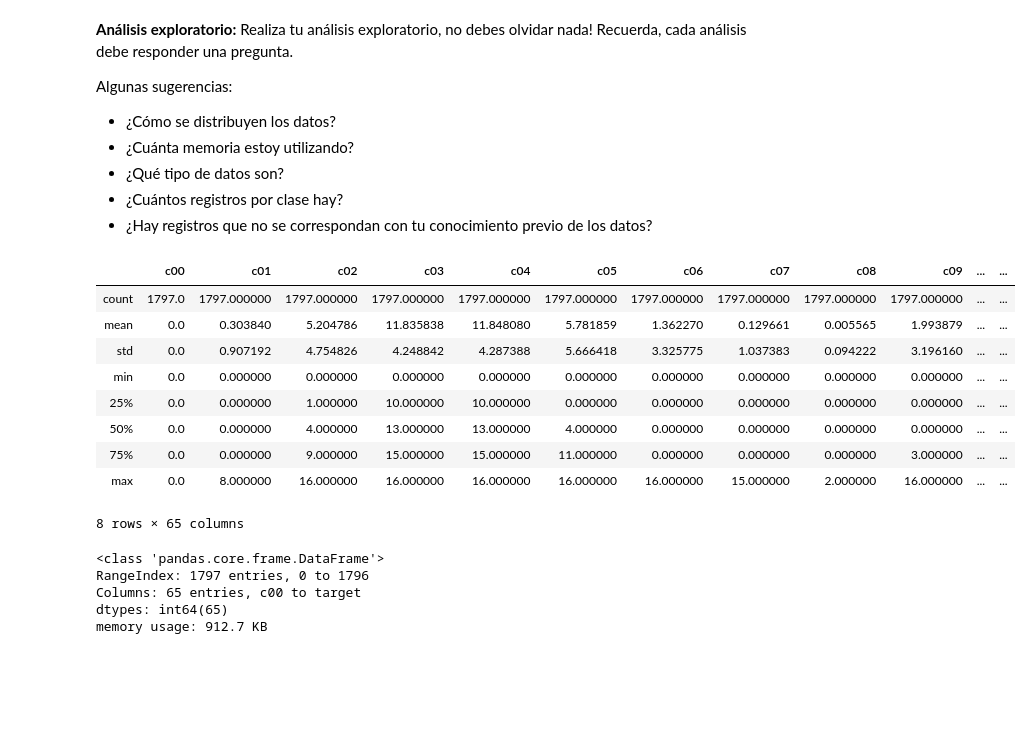
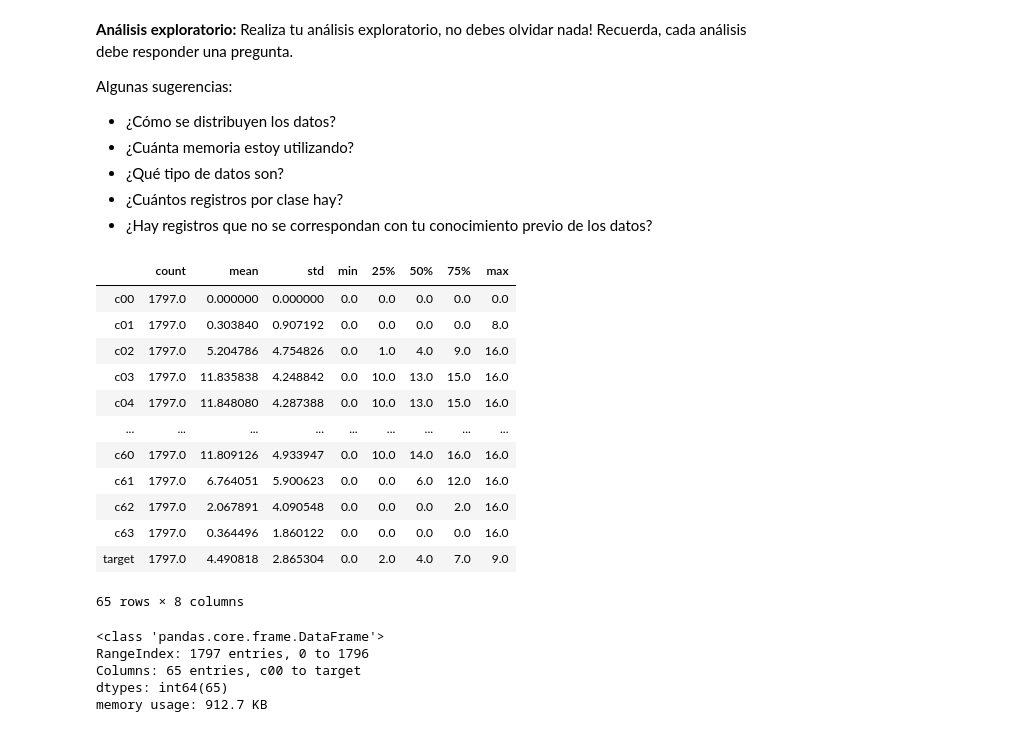
Before and after one commit to Crhlb/mat281_repositorio, a Jupyter notebook: m05_data_science/m05_project01/m05_project01.ipynb, the cells around one changed output. Cells and saved outputs as stored; diff of their text form; code cells hidden in the pictures; blank space fills up the shorter version.

```diff
--- a/m05_data_science/m05_project01/m05_project01.ipynb
+++ b/m05_data_science/m05_project01/m05_project01.ipynb
@@ -197,18 +207,21 @@ Algunas sugerencias:
 * ¿Cuántos registros por clase hay?
 * ¿Hay registros que no se correspondan con tu conocimiento previo de los datos?
 # %%
-digits.describe()
+digits.describe().T
 # %% [output]
-|  | c00 | c01 | c02 | c03 | c04 | c05 | c06 | c07 | c08 | c09 | ... | ... |
-| count | 1797.0 | 1797.000000 | 1797.000000 | 1797.000000 | 1797.000000 | 1797.000000 | 1797.000000 | 1797.000000 | 1797.000000 | 1797.000000 | ... | ... |
-| mean | 0.0 | 0.303840 | 5.204786 | 11.835838 | 11.848080 | 5.781859 | 1.362270 | 0.129661 | 0.005565 | 1.993879 | ... | ... |
-| std | 0.0 | 0.907192 | 4.754826 | 4.248842 | 4.287388 | 5.666418 | 3.325775 | 1.037383 | 0.094222 | 3.196160 | ... | ... |
-| min | 0.0 | 0.000000 | 0.000000 | 0.000000 | 0.000000 | 0.000000 | 0.000000 | 0.000000 | 0.000000 | 0.000000 | ... | ... |
-| 25% | 0.0 | 0.000000 | 1.000000 | 10.000000 | 10.000000 | 0.000000 | 0.000000 | 0.000000 | 0.000000 | 0.000000 | ... | ... |
-| 50% | 0.0 | 0.000000 | 4.000000 | 13.000000 | 13.000000 | 4.000000 | 0.000000 | 0.000000 | 0.000000 | 0.000000 | ... | ... |
-| 75% | 0.0 | 0.000000 | 9.000000 | 15.000000 | 15.000000 | 11.000000 | 0.000000 | 0.000000 | 0.000000 | 3.000000 | ... | ... |
-| max | 0.0 | 8.000000 | 16.000000 | 16.000000 | 16.000000 | 16.000000 | 16.000000 | 15.000000 | 2.000000 | 16.000000 | ... | ... |
+|  | count | mean | std | min | 25% | 50% | 75% | max |
+| c00 | 1797.0 | 0.000000 | 0.000000 | 0.0 | 0.0 | 0.0 | 0.0 | 0.0 |
+| c01 | 1797.0 | 0.303840 | 0.907192 | 0.0 | 0.0 | 0.0 | 0.0 | 8.0 |
+| c02 | 1797.0 | 5.204786 | 4.754826 | 0.0 | 1.0 | 4.0 | 9.0 | 16.0 |
+| c03 | 1797.0 | 11.835838 | 4.248842 | 0.0 | 10.0 | 13.0 | 15.0 | 16.0 |
+| c04 | 1797.0 | 11.848080 | 4.287388 | 0.0 | 10.0 | 13.0 | 15.0 | 16.0 |
+| ... | ... | ... | ... | ... | ... | ... | ... | ... |
+| c60 | 1797.0 | 11.809126 | 4.933947 | 0.0 | 10.0 | 14.0 | 16.0 | 16.0 |
+| c61 | 1797.0 | 6.764051 | 5.900623 | 0.0 | 0.0 | 6.0 | 12.0 | 16.0 |
+| c62 | 1797.0 | 2.067891 | 4.090548 | 0.0 | 0.0 | 0.0 | 2.0 | 16.0 |
+| c63 | 1797.0 | 0.364496 | 1.860122 | 0.0 | 0.0 | 0.0 | 0.0 | 16.0 |
+| target | 1797.0 | 4.490818 | 2.865304 | 0.0 | 2.0 | 4.0 | 7.0 | 9.0 |
-8 rows × 65 columns
+65 rows × 8 columns
 # %%
 digits.info(verbose=False)
 # %% [output]
```
Also changed, not shown: parts of 20 cells of this notebook.
